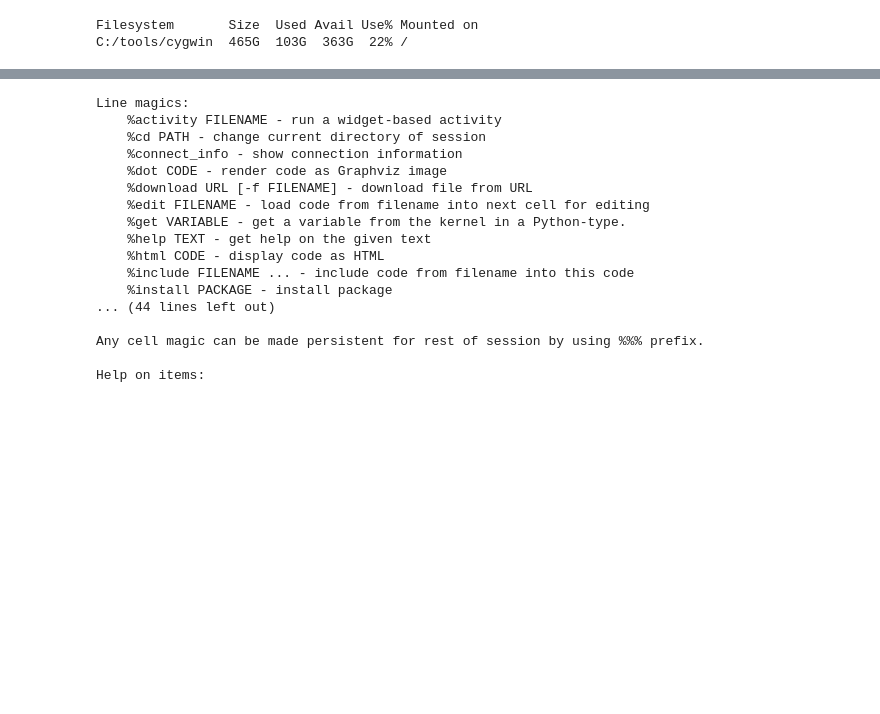
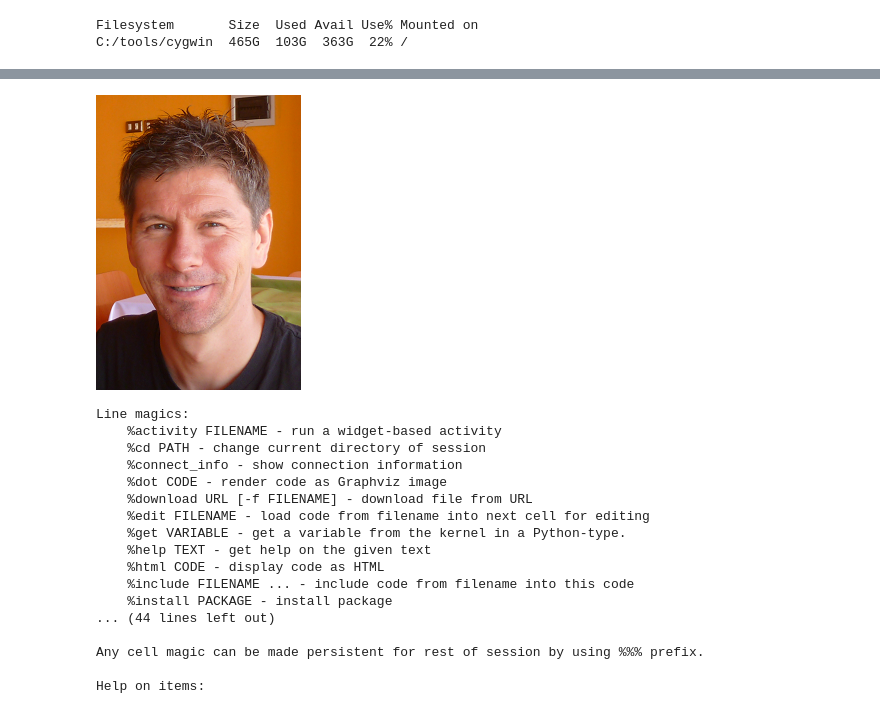
Before and after one commit to mjbright/jupyter-for-everything-else, a Jupyter notebook: Metakernel_bash.ipynb, the cells around one changed output, grey strips where cells are left out. Drawn from its saved outputs; the diff is of its cells as text; code cells hidden in the pictures; blank space fills up the shorter version.

```diff
--- a/Metakernel_bash.ipynb
+++ b/Metakernel_bash.ipynb
@@ -76,0 +101,4 @@ C:/tools/cygwin  465G  103G  363G  22% /
+# %%
+curl -s 'http://mjbright.github.io/images/Mike_4_Chili_Constitucion.smaller.png' | display
+# %% [output]
+[figure, added]
```
Also changed, not shown: parts of 63 cells of this notebook, 1 other file.
